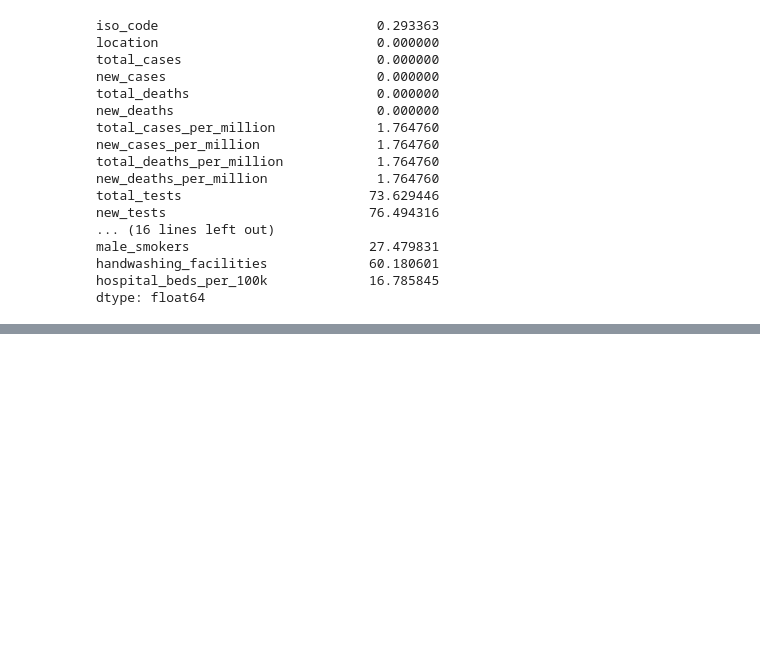
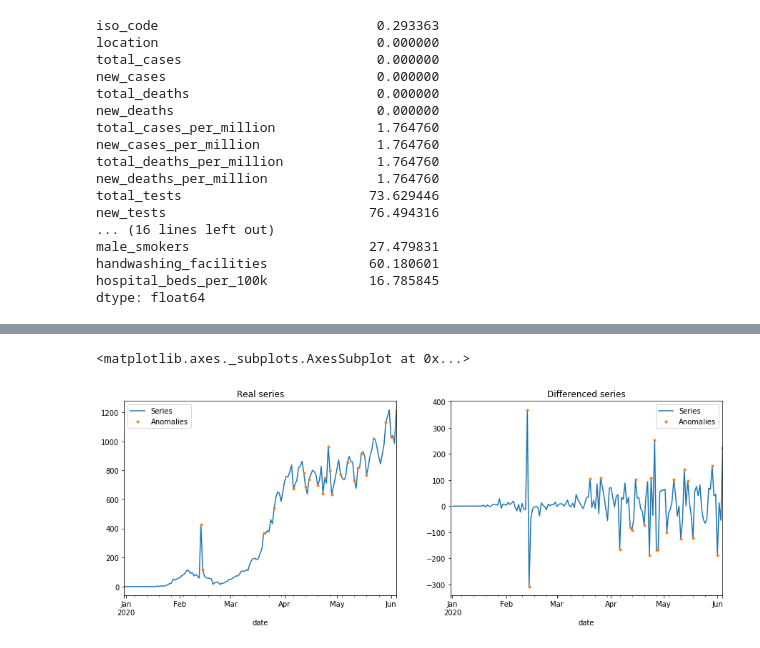
Before and after one commit to r-janik/python_stats, a Jupyter notebook: covid.ipynb, the cells around one changed output, grey strips where cells are left out. Cells and saved outputs as stored; diff of their text form; code cells hidden in the pictures; blank space fills up the shorter version.

```diff
--- a/covid.ipynb
+++ b/covid.ipynb
@@ -65,0 +86,50 @@ covid.resample("D")["new_cases"].mean().plot(legend=False)
+# %%
+def get_outliers_iqr(df, iqr_mul=3):
+    """
+    Return upper and lower bound of outliers from pandas dataframe based on IQR indicator.
+    :param df: Pandas dataFrame
+    :param IQR_mul : IQR_mult > 1.5 - normal outliers, IQR_mul > 3 - extreme outliers
+    :return lower_outliers, upper outlliers :
+    """
+    Q1 = df.quantile(0.25)
+    Q3 = df.quantile(0.75)
+    IQR = Q3 - Q1
+
+    lower_outliers = df < (Q1 - iqr_mul * IQR)
+    upper_outliers = df > (Q3 + iqr_mul * IQR)
+
+    return lower_outliers, upper_outliers
+# %%
+IQR_multiplier = 1.5 # change it and have fun ;)
+# %%
+lower_outliers, upper_outliers = get_outliers_iqr(cases_month_diff,iqr_mul=IQR_multiplier)
+# %%
+fig,axes = plt.subplots(1,2,figsize=(15,5))
+
+##Real series##
+cases_month.plot(ax=axes[0],
+                 label = "Series",
+                 title="Real series",
+                 legend = True)
+
+
+cases_month_outliers = cases_month[(upper_outliers | lower_outliers)]
+cases_month_outliers.plot(ax=axes[0],
+                             label="Anomalies",
+                             title="Real series",
+                             legend=True,style=".")
+##Differenced series##
+cases_month_diff.plot(ax=axes[1],
+                      label = "Series",
+                      title="Differenced series",
+                      legend = True)
+
+
+cases_month_diff_outliers = cases_month_diff[(upper_outliers|  lower_outliers)]
+cases_month_diff_outliers.plot(ax=axes[1],
+                                  label="Anomalies",
+                                  title="Differenced series",
+                                  legend=True,style=".")
+# %% [output]
+<matplotlib.axes._subplots.AxesSubplot at 0x...>
+[figure, added]
```
Also changed, not shown: parts of 11 cells of this notebook.
